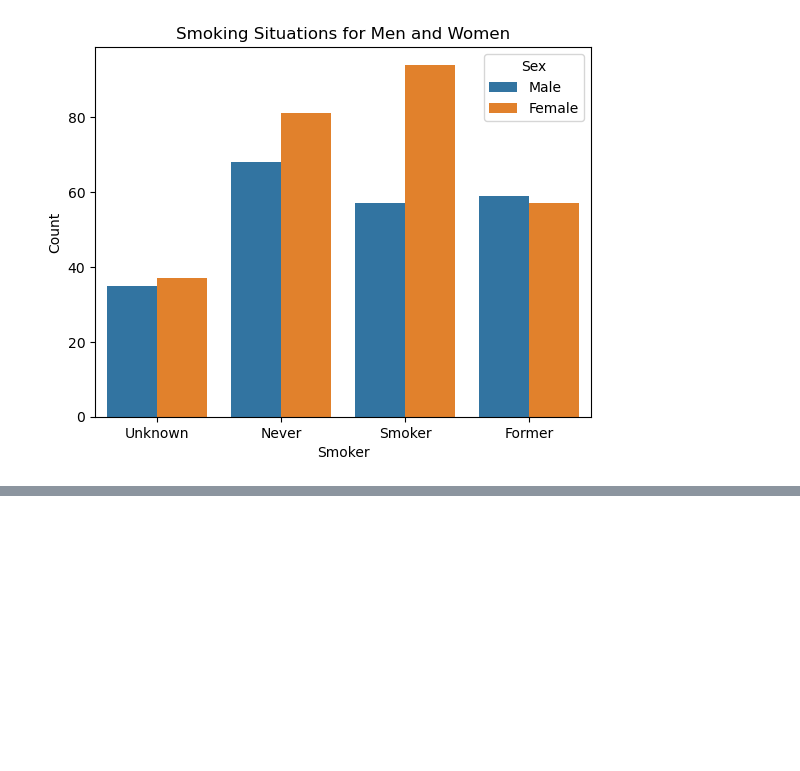
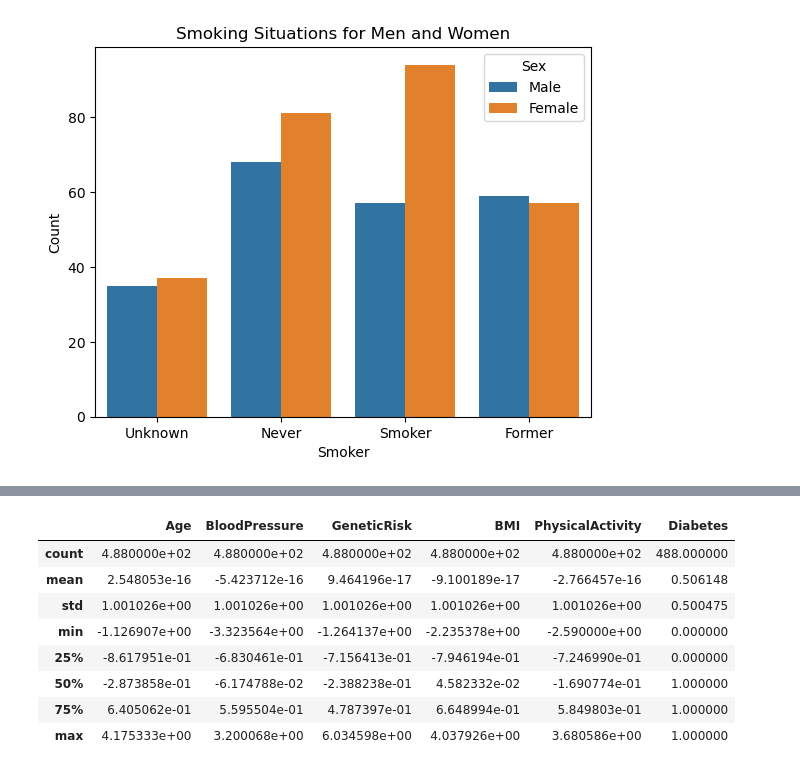
Before and after one commit to mohamd7ali/ML, a Jupyter notebook: PCA/PCA.ipynb, the cells around one changed output, grey strips where cells are left out. Cells and saved outputs as stored; diff of their text form; code cells hidden in the pictures; blank space fills up the shorter version.

```diff
--- a/PCA/PCA.ipynb
+++ b/PCA/PCA.ipynb
@@ -130,0 +181,12 @@ plt.show()
+# %%
+df.describe()
+# %% [output]
+|  | Age | BloodPressure | GeneticRisk | BMI | PhysicalActivity | Diabetes |
+| count | 4.880000e+02 | 4.880000e+02 | 4.880000e+02 | 4.880000e+02 | 4.880000e+02 | 488.000000 |
+| mean | 2.548053e-16 | -5.423712e-16 | 9.464196e-17 | -9.100189e-17 | -2.766457e-16 | 0.506148 |
+| std | 1.001026e+00 | 1.001026e+00 | 1.001026e+00 | 1.001026e+00 | 1.001026e+00 | 0.500475 |
+| min | -1.126907e+00 | -3.323564e+00 | -1.264137e+00 | -2.235378e+00 | -2.590000e+00 | 0.000000 |
+| 25% | -8.617951e-01 | -6.830461e-01 | -7.156413e-01 | -7.946194e-01 | -7.246990e-01 | 0.000000 |
+| 50% | -2.873858e-01 | -6.174788e-02 | -2.388238e-01 | 4.582332e-02 | -1.690774e-01 | 1.000000 |
+| 75% | 6.405062e-01 | 5.595504e-01 | 4.787397e-01 | 6.648994e-01 | 5.849803e-01 | 1.000000 |
+| max | 4.175333e+00 | 3.200068e+00 | 6.034598e+00 | 4.037926e+00 | 3.680586e+00 | 1.000000 |
```
Also changed, not shown: parts of 4 cells of this notebook.
